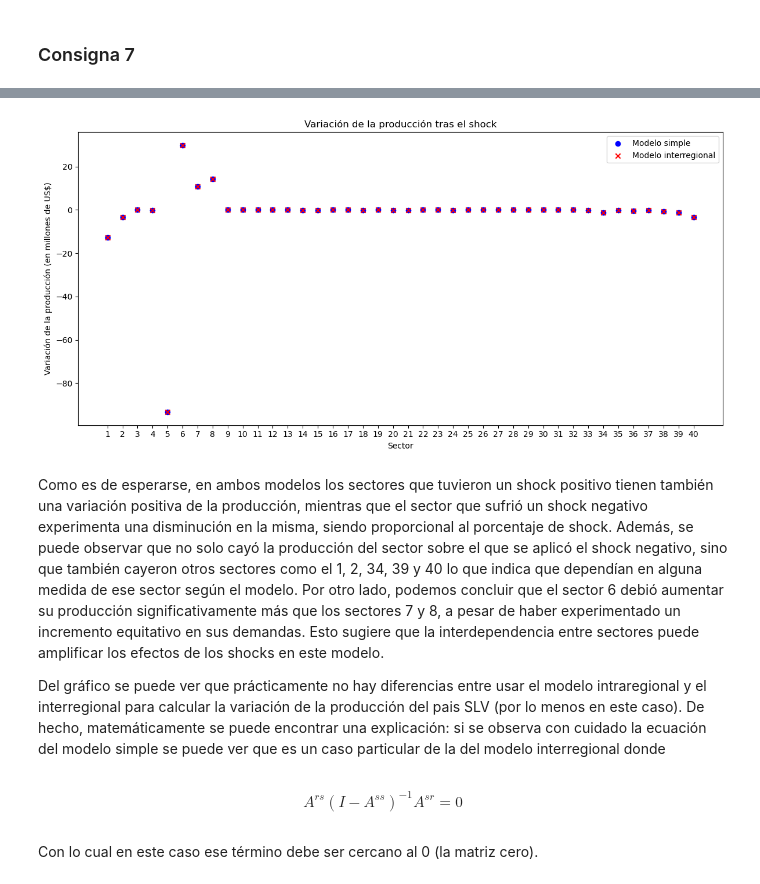
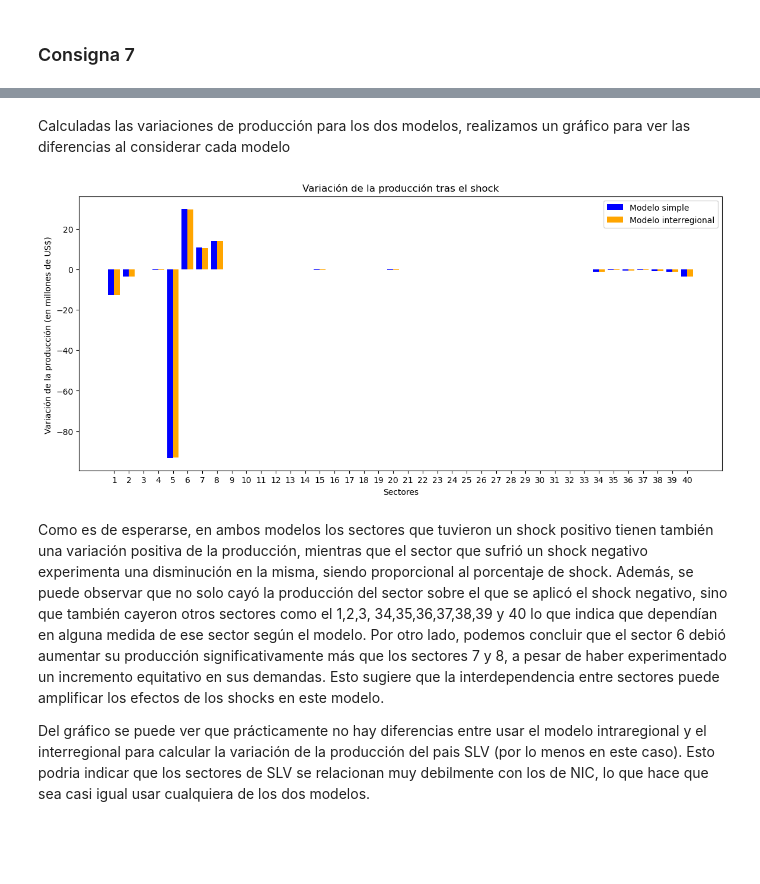
Before and after one commit to IMAbril/Matrices_Insumo-Producto, a Jupyter notebook: notebooks/TP1_resuelto.ipynb, the cells around one changed output, grey strips where cells are left out. Cells and saved outputs as stored; diff of their text form; code cells hidden in the pictures; blank space fills up the shorter version.

```diff
--- a/notebooks/TP1_resuelto.ipynb
+++ b/notebooks/TP1_resuelto.ipynb
@@ -309,0 +402,13 @@ Con el objetivo de analizar cómo se modifica la producción al comparar el **mo
+# %%
+def variacion_demanda(demanda, porcentaje_sector):
+    demanda = np.array(demanda,dtype=float)
+    shock = np.zeros(demanda.shape[0])
+    for sector,porcentaje in porcentaje_sector.items():
+        shock[sector-1] = porcentaje/100
+    nueva_demanda = demanda + np.abs(demanda) * shock
+
+    return nueva_demanda - demanda
+
+porcentaje_shock_sector = {5:-10,6:3.3,7:3.3, 8:3.3}
+variacion_demanda_simple = variacion_demanda(dp1_simple,porcentaje_shock_sector)
+variacion_demanda_compleja = variacion_demanda(dp1_compleja,porcentaje_shock_sector)
@@ -310,21 +422,35 @@ Con el objetivo de analizar cómo se modifica la producción al comparar el **mo
+# %%
+# Calculo la variacion de la producción sobre p1 utilizando la ecuacion (5) (modelo simple)
+I = np.eye(40)
+L,U,P = calcularLU(I-A_p1p1)
+inversa = inversaLU(L,U,P)
+variacion_produccion_simple = inversa @ variacion_demanda_simple
+
+# Calculo la variacion de la producción sobre p1 utilizando la ecuacion (6) (modelo complejo)
+L, U, P = calcularLU(I-A_p2p2)
+inv = inversaLU(L, U, P)
+x = I - A_p1p1 - ((A_p1p2@inv).values@A_p2p1.values)
+L,U, P = calcularLU(x)
+inv = inversaLU(L, U, P)
+variacion_produccion_compleja = inv @ variacion_demanda_compleja
+# %% [markdown]
+Calculadas las variaciones de producción para los dos modelos, realizamos un gráfico para ver las diferencias al considerar cada modelo
 # %%
-data = '../data/matrizlatina2011_compressed_0.xlsx'
-
-p1 ='SLV'
-p2= 'NIC'
-
-generar_grafico(p1, p2, data)
+sectores = np.arange(1,41)
+fig , ax = plt.subplots(figsize=(14, 6))
+ancho = 0.40
+ax.bar(sectores - ancho/2, variacion_produccion_simple, width=ancho,label='Modelo simple',color='blue')
+ax.bar(sectores + ancho/2, variacion_produccion_compleja, width=ancho,label='Modelo interregional',color='orange')
+ax.set_xlabel('Sectores')
+ax.set_ylabel('Variación de la producción (en millones de US$) ')
+ax.set_title('Variación de la producción tras el shock')
+ax.set_xticks(sectores)
+ax.set_xticklabels(sectores)
+ax.legend()
+plt.show()
 # %% [output]
-[figure, old version]
+[figure, new version]
 # %% [markdown]
-Como es de esperarse, en ambos modelos los sectores que tuvieron un shock positivo tienen también una variación positiva de la producción, mientras que el sector que sufrió un shock negativo experimenta una disminución en la misma, siendo proporcional al porcentaje de shock. Además, se puede observar que no solo cayó la producción del sector sobre el que se aplicó el shock negativo, sino que también cayeron otros sectores como el 1, 2, 34, 39 y 40 lo que indica que dependían en alguna medida de ese sector según el modelo. Por otro lado, podemos concluir que el sector 6 debió aumentar su producción significativamente más que los sectores 7 y 8, a pesar de haber experimentado un incremento equitativo en sus demandas. Esto sugiere que la interdependencia entre sectores puede amplificar los efectos de los shocks en este modelo.
+Como es de esperarse, en ambos modelos los sectores que tuvieron un shock positivo tienen también una variación positiva de la producción, mientras que el sector que sufrió un shock negativo experimenta una disminución en la misma, siendo proporcional al porcentaje de shock. Además, se puede observar que no solo cayó la producción del sector sobre el que se aplicó el shock negativo, sino que también cayeron otros sectores como el 1,2,3, 34,35,36,37,38,39 y 40 lo que indica que dependían en alguna medida de ese sector según el modelo. Por otro lado, podemos concluir que el sector 6 debió aumentar su producción significativamente más que los sectores 7 y 8, a pesar de haber experimentado un incremento equitativo en sus demandas. Esto sugiere que la interdependencia entre sectores puede amplificar los efectos de los shocks en este modelo.
 
-Del gráfico se puede ver que prácticamente no hay diferencias entre usar el modelo intraregional y el interregional para calcular la variación de la producción del pais SLV (por lo menos en este caso). De hecho, matemáticamente se puede encontrar una explicación: si se observa con cuidado la ecuación del modelo simple se puede ver que es un caso particular de la del modelo interregional donde
+Del gráfico se puede ver que prácticamente no hay diferencias entre usar el modelo intraregional y el interregional para calcular la variación de la producción del pais SLV (por lo menos en este caso). Esto podria indicar que los sectores de SLV se relacionan muy debilmente con los de NIC, lo que hace que sea casi igual usar cualquiera de los dos modelos.
-# %% [markdown]
-$$
-A^{rs} (I - A^{ss})^{-1} A^{sr} = 0
-$$
-# %% [markdown]
-
-
-Con lo cual en este caso ese término debe ser cercano al 0 (la matriz cero).
```
Also changed, not shown: parts of 12 cells of this notebook.
